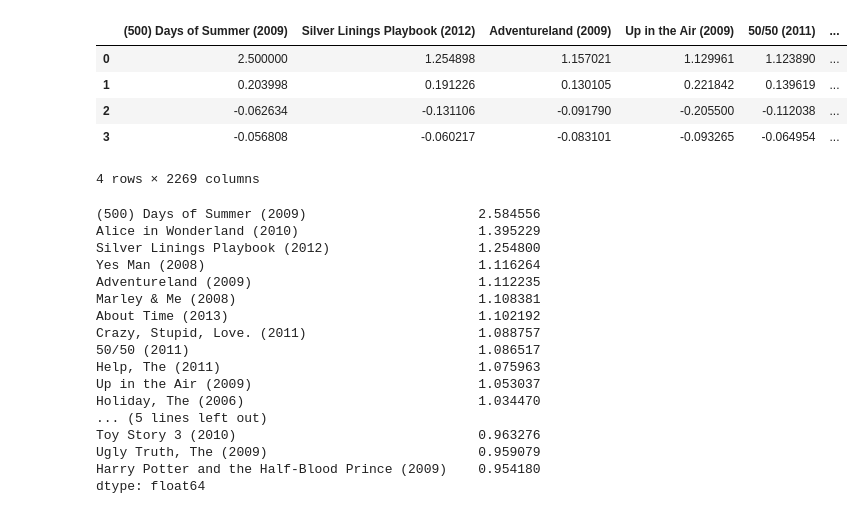
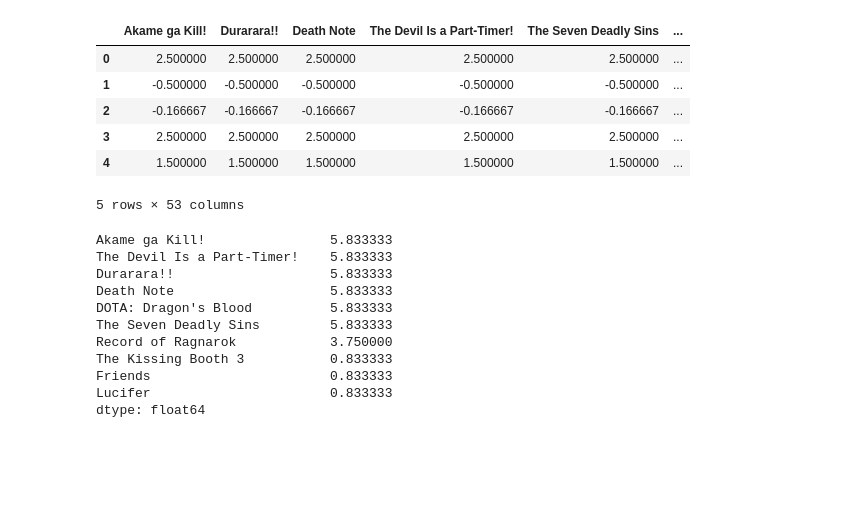
Before and after one commit to erictan23/RecommenderSystem, a Jupyter notebook: Collaborative Filtering.ipynb, the cells around one changed output. Saved outputs shown, nothing was run; the diff lists cells and outputs as text; code cells hidden in the pictures; blank space fills up the shorter version.

```diff
--- a/Collaborative Filtering.ipynb
+++ b/Collaborative Filtering.ipynb
@@ -26,0 +106,3 @@ After:  (610, 2269)
+# %%
+user_similarity_df = pd.DataFrame(user_similarity,index=userRatings.columns,columns=userRatings.columns)
+user_similarity_df
@@ -26,0 +129,16 @@ After:  (610, 2269)
+# %%
+def get_similar_cosine(movie_name, user_rating):
+    similar_score = user_similarity_df[movie_name]*(user_rating-2.5)
+    similar_score = similar_score.sort_values(ascending=False)
+    #print(type(similar_ratings))
+    return similar_score
+# %%
+new_user1 = [("ONE PIECE",5),("Sword Art Online",2),("Sex Education",4),("Hunter X Hunter (2011)",5),("Attack on Titan",4)]
+similar_movies = pd.DataFrame()
+for movie,rating in new_user1:
+    similar_movies = similar_movies.append(get_similar_cosine(movie,rating),ignore_index = True)
+
+for (x,_) in new_user1:
+    del similar_movies[x]
+    #print("drop "+ x)
+similar_movies.head()
@@ -50,42 +184,40 @@ corrMatrix.head(50)
 # %%
-def get_similar(movie_name, user_rating):
+def get_similar_pearson(movie_name, user_rating):
     similar_score = corrMatrix[movie_name]*(user_rating-2.5)
     similar_score = similar_score.sort_values(ascending=False)
     #print(type(similar_ratings))
     return similar_score
 # %%
-romantic_lover = [("(500) Days of Summer (2009)",5),("Alice in Wonderland (2010)",3),("Aliens (1986)",1),("2001: A Space Odyssey (1968)",2)]
+new_user1 = [("ONE PIECE",5),("Sword Art Online",2),("Sex Education",4),("Hunter X Hunter (2011)",5),("Attack on Titan",4)]
 similar_movies = pd.DataFrame()
-for movie,rating in romantic_lover:
-    similar_movies = similar_movies.append(get_similar(movie,rating),ignore_index = True)
+for movie,rating in new_user1:
+    similar_movies = similar_movies.append(get_similar_pearson(movie,rating),ignore_index = True)
 
-similar_movies.head(10)
+for (x,_) in new_user1:
+    del similar_movies[x]
+    #print("drop "+ x)
+similar_movies.head()
 # %% [output]
-|  | (500) Days of Summer (2009) | Silver Linings Playbook (2012) | Adventureland (2009) | Up in the Air (2009) | 50/50 (2011) | ... |
-| 0 | 2.500000 | 1.254898 | 1.157021 | 1.129961 | 1.123890 | ... |
-| 1 | 0.203998 | 0.191226 | 0.130105 | 0.221842 | 0.139619 | ... |
-| 2 | -0.062634 | -0.131106 | -0.091790 | -0.205500 | -0.112038 | ... |
-| 3 | -0.056808 | -0.060217 | -0.083101 | -0.093265 | -0.064954 | ... |
+|  | Akame ga Kill! | Durarara!! | Death Note | The Devil Is a Part-Timer! | The Seven Deadly Sins | ... |
+| 0 | 2.500000 | 2.500000 | 2.500000 | 2.500000 | 2.500000 | ... |
+| 1 | -0.500000 | -0.500000 | -0.500000 | -0.500000 | -0.500000 | ... |
+| 2 | -0.166667 | -0.166667 | -0.166667 | -0.166667 | -0.166667 | ... |
+| 3 | 2.500000 | 2.500000 | 2.500000 | 2.500000 | 2.500000 | ... |
+| 4 | 1.500000 | 1.500000 | 1.500000 | 1.500000 | 1.500000 | ... |
-4 rows × 2269 columns
+5 rows × 53 columns
 # %%
-similar_movies.sum().sort_values(ascending=False).head(20)
+similar_movies.sum().sort_values(ascending=False).head(10)
 # %% [output]
-(500) Days of Summer (2009)                      2.584556
-Alice in Wonderland (2010)                       1.395229
-Silver Linings Playbook (2012)                   1.254800
-Yes Man (2008)                                   1.116264
-Adventureland (2009)                             1.112235
-Marley & Me (2008)                               1.108381
-About Time (2013)                                1.102192
-Crazy, Stupid, Love. (2011)                      1.088757
-50/50 (2011)                                     1.086517
-Help, The (2011)                                 1.075963
-Up in the Air (2009)                             1.053037
-Holiday, The (2006)                              1.034470
-... (5 lines left out)
-Toy Story 3 (2010)                               0.963276
-Ugly Truth, The (2009)                           0.959079
-Harry Potter and the Half-Blood Prince (2009)    0.954180
+Akame ga Kill!                5.833333
+The Devil Is a Part-Timer!    5.833333
+Durarara!!                    5.833333
+Death Note                    5.833333
+DOTA: Dragon's Blood          5.833333
+The Seven Deadly Sins         5.833333
+Record of Ragnarok            3.750000
+The Kissing Booth 3           0.833333
+Friends                       0.833333
+Lucifer                       0.833333
 dtype: float64
 # %%
 action_lover = [("Amazing Spider-Man, The (2012)",5),("Mission: Impossible III (2006)",4),("Toy Story 3 (2010)",2),("2 Fast 2 Furious (Fast and the Furious 2, The) (2003)",4)]
```
Also changed, not shown: parts of 12 cells of this notebook, 1 other file.
